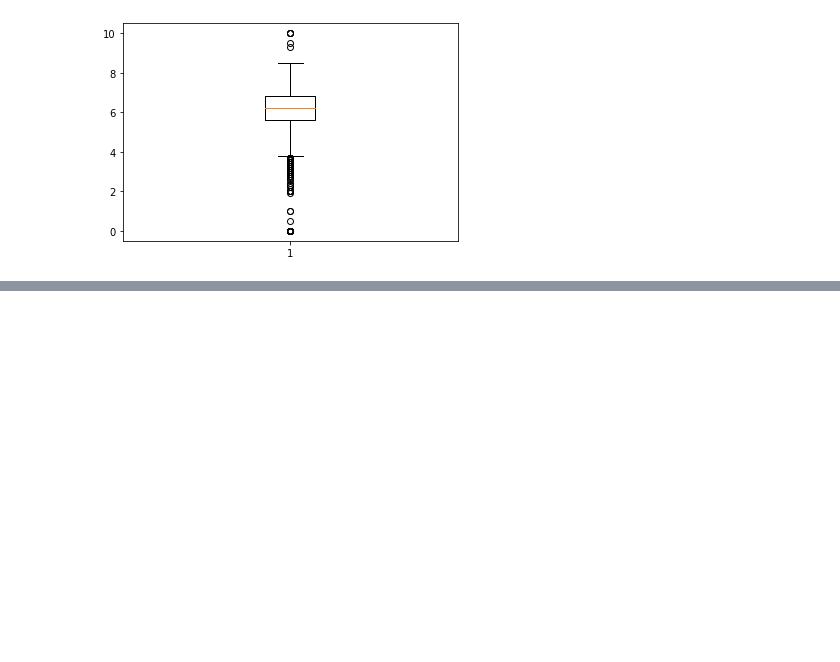
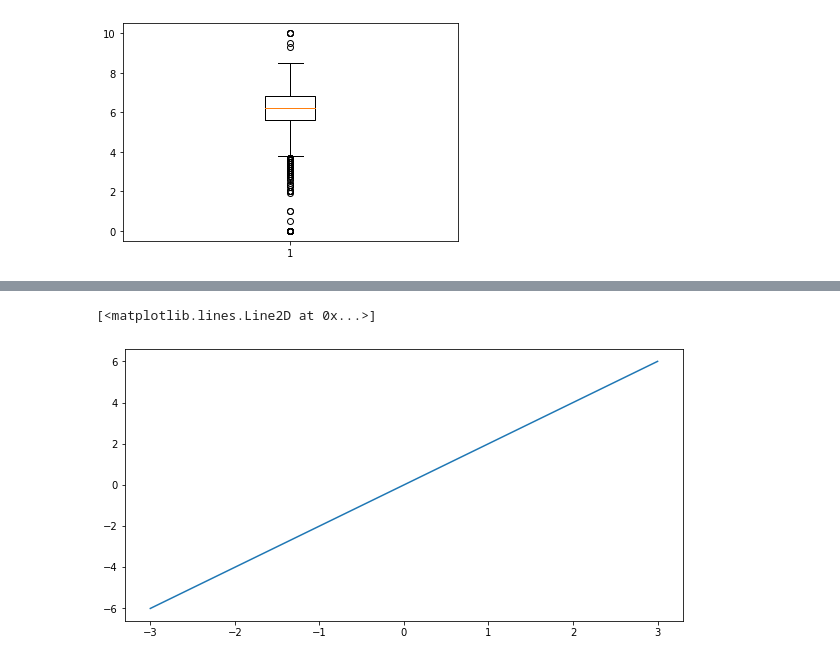
Before and after one commit to saka-21/python_coding, a Jupyter notebook: Matplotlib.ipynb, the cells around one changed output, grey strips where cells are left out. Drawn from its saved outputs; the diff is of its cells as text; code cells hidden in the pictures; blank space fills up the shorter version.

```diff
--- a/Matplotlib.ipynb
+++ b/Matplotlib.ipynb
@@ -260,0 +271,6 @@ plt.boxplot('vote_average', data=df)
+# %%
+fig, axes = plt.subplots(figsize=(10, 5))
+axes.plot(x, x*2)
+# %% [output]
+[<matplotlib.lines.Line2D at 0x...>]
+[figure, added]
```
Also changed, not shown: parts of 8 cells of this notebook, 4 other files.
